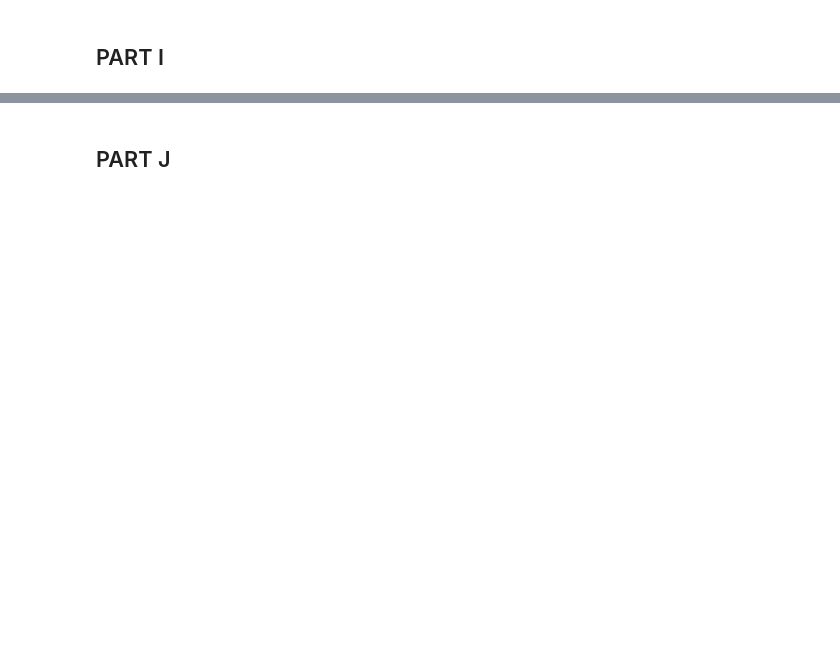
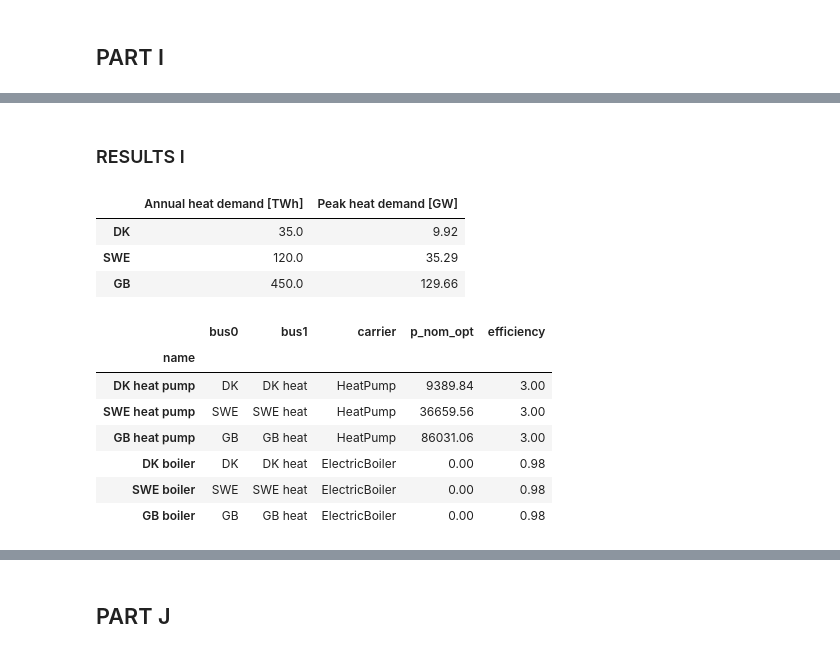
Before and after one commit to martinsiitam/ieg-spring-2026, a Jupyter notebook: martin/project.ipynb, the cells around one changed output, grey strips where cells are left out. Drawn from its saved outputs; the diff is of its cells as text; code cells hidden in the pictures; blank space fills up the shorter version.

```diff
--- a/martin/project.ipynb
+++ b/martin/project.ipynb
@@ -5430,0 +5442,9 @@ CO2 price abs: 326.43883982572066
+# %%
+dk_heat = pd.read_csv("../data/DK_heat_load_2017.csv")
+swe_heat = pd.read_csv("../data/SE_heat_load_2017.csv")
+gb_heat = pd.read_csv("../data/GB_heat_load_2017.csv")
+dk_heat_series = dk_heat.iloc[:, 1].astype(float)
+swe_heat_series = swe_heat.iloc[:, 1].astype(float)
+gb_heat_series = gb_heat.iloc[:, 1].astype(float)
+heat_pump_efficiency = 3.0
+boiler_efficiency = 0.98
@@ -5430,0 +6040,40 @@ CO2 price abs: 326.43883982572066
+# %% [markdown]
+### RESULTS I
+# %%
+heat_demand_summary = pd.DataFrame({
+    "Annual heat demand [TWh]": [
+        dk_heat_series.sum() / 1e6,
+        swe_heat_series.sum() / 1e6,
+        gb_heat_series.sum() / 1e6,
+    ],
+    "Peak heat demand [GW]": [
+        dk_heat_series.max() / 1000,
+        swe_heat_series.max() / 1000,
+        gb_heat_series.max() / 1000,
+    ],
+}, index=["DK", "SWE", "GB"])
+
+display(heat_demand_summary.round(2))
+# %% [output]
+|  | Annual heat demand [TWh] | Peak heat demand [GW] |
+| DK | 35.0 | 9.92 |
+| SWE | 120.0 | 35.29 |
+| GB | 450.0 | 129.66 |
+# %%
+heat_links = n.links.index[n.links.carrier.isin(["HeatPump", "ElectricBoiler"])]
+
+heat_capacity_table = n.links.loc[
+    heat_links,
+    ["bus0", "bus1", "carrier", "p_nom_opt", "efficiency"]
+]
+
+display(heat_capacity_table.round(2))
+# %% [output]
+|  | bus0 | bus1 | carrier | p_nom_opt | efficiency |
+| name |  |  |  |  |  |
+| DK heat pump | DK | DK heat | HeatPump | 9389.84 | 3.00 |
+| SWE heat pump | SWE | SWE heat | HeatPump | 36659.56 | 3.00 |
+| GB heat pump | GB | GB heat | HeatPump | 86031.06 | 3.00 |
+| DK boiler | DK | DK heat | ElectricBoiler | 0.00 | 0.98 |
+| SWE boiler | SWE | SWE heat | ElectricBoiler | 0.00 | 0.98 |
+| GB boiler | GB | GB heat | ElectricBoiler | 0.00 | 0.98 |
```
Also changed, not shown: parts of 28 cells of this notebook, 3 other files.
